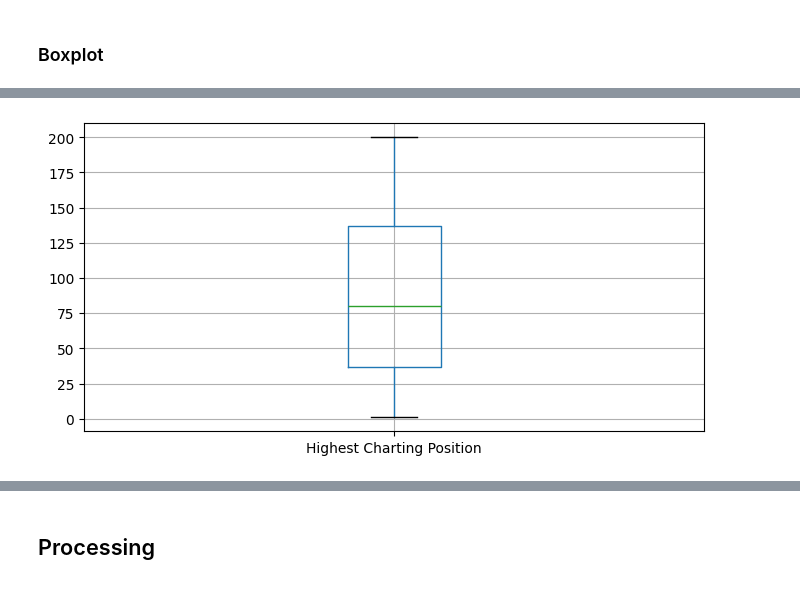
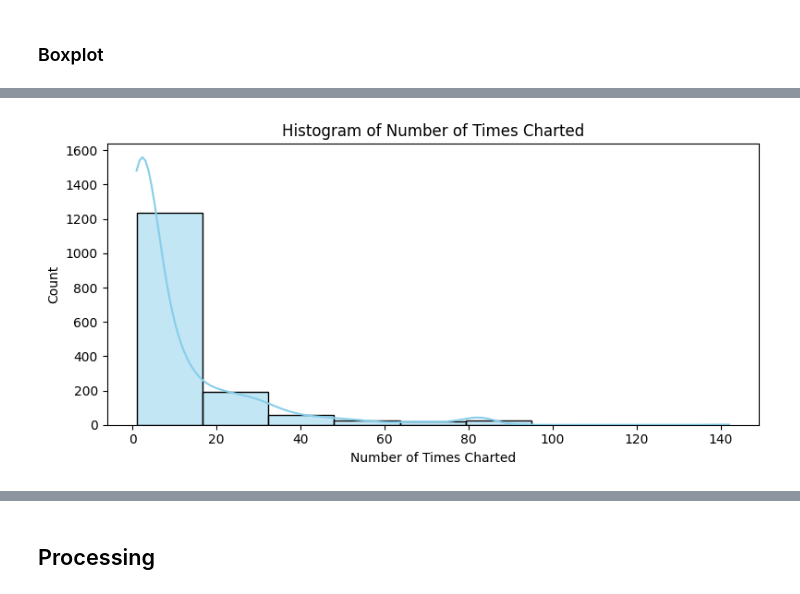
Before and after one commit to ikoghoddds-bit/Data-Science-Portfolio-C21, a Jupyter notebook: Projects/Project-4/Spotify_Pass_2.ipynb, the cells around one changed output, grey strips where cells are left out. Cells and saved outputs as stored; diff of their text form; code cells hidden in the pictures.

```diff
--- a/Projects/Project-4/Spotify_Pass_2.ipynb
+++ b/Projects/Project-4/Spotify_Pass_2.ipynb
@@ -381,9 +378,12 @@ plt.show()
-# %%
-# Create a boxplot to visualize the spread and check for outliers in the 'Highest Charting Position' target
-
-plt.figure(figsize=(8,4))
-
-df.boxplot(column='Highest Charting Position')
-plt.show()
-# %% [output]
-[figure, removed]
+# %%
+# Create a histogram with a KDE overlay to show the distribution of the feature
+
+plt.figure(figsize=(8, 4))
+sns.histplot(data=df, x='Number of Times Charted', bins=n, kde=True, color='skyblue')
+plt.title('Histogram of Number of Times Charted')
+plt.xlabel('Number of Times Charted')
+plt.ylabel('Count')
+plt.tight_layout()
+plt.show()
+# %% [output]
+[figure, added]
```
Also changed, not shown: parts of 19 cells of this notebook.
